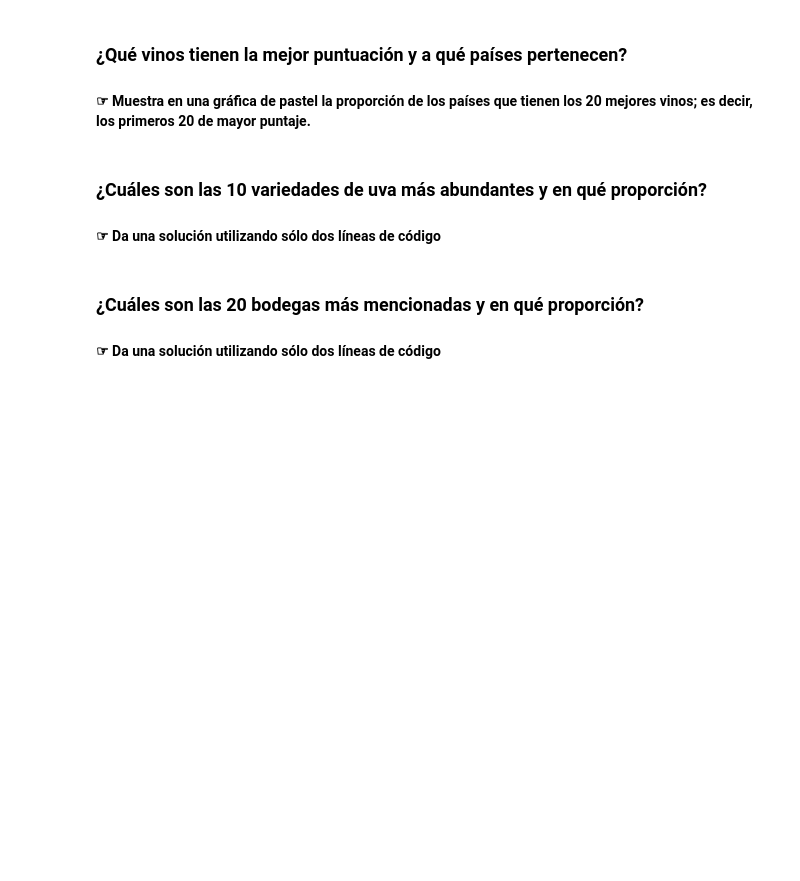
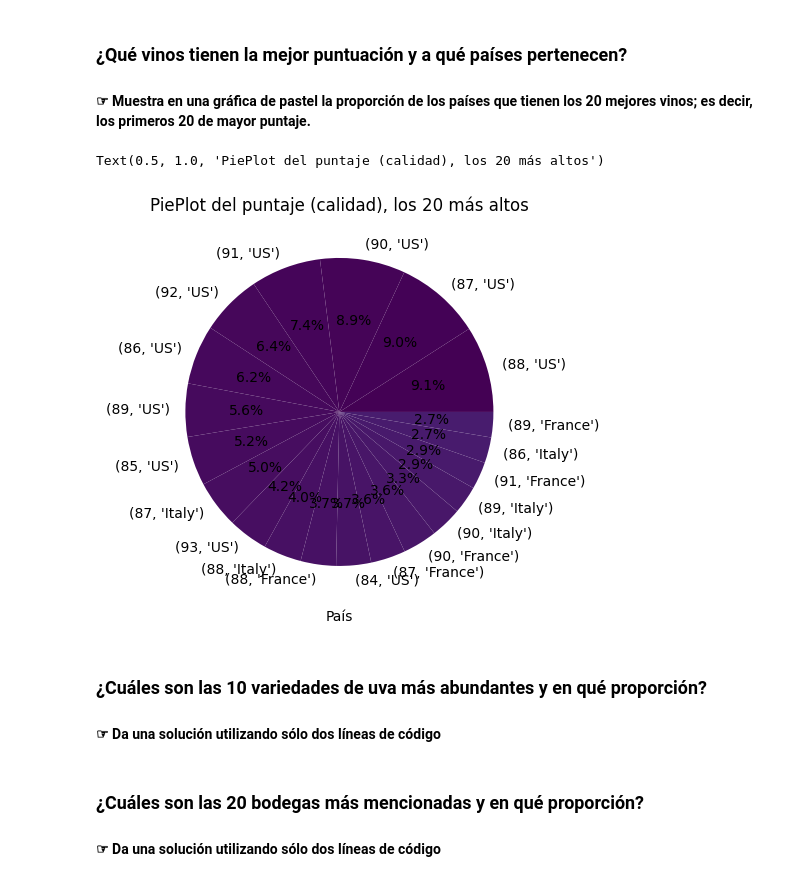
Before and after one commit to armandres/Ejercicio_diplomado, a Jupyter notebook: Copia_de_Practica4_Pandas.ipynb, the cells around one changed output. Drawn from its saved outputs; the diff is of its cells as text; code cells hidden in the pictures; blank space fills up the shorter version.

```diff
--- a/Copia_de_Practica4_Pandas.ipynb
+++ b/Copia_de_Practica4_Pandas.ipynb
@@ -377,3 +355,28 @@ plt.show()
+# %%
+#TU CODIGO
+"""
+
+"""
+df2 = df[["points", "country"]]#√
+df2 = df2.dropna() #√
+#df1["ratio"] = df1["points"] / df1["price"] #√
+
+points_high = df2.groupby("points")["country"].value_counts() #√
+
+points_high_ordered = points_high.sort_values(ascending=False) #√
+points_high_20_ordered = points_high_ordered.head(20) #√
+
+x = points_high_20_ordered.index  # Puntos
+y = points_high_20_ordered.values  # Países
+
+plt.figure(figsize=(5,5))
+plt.pie(y, labels=x, autopct='%1.1f%%', colors=plt.cm.viridis.colors)
+#ax = sns.barplot(x=x, y=y, palette='viridis')
+plt.xlabel("País")
+plt.title("PiePlot del puntaje (calidad), los 20 más altos")
+# %% [output]
+Text(0.5, 1.0, 'PiePlot del puntaje (calidad), los 20 más altos')
+[figure, added]
 # %% [markdown]
 ### __¿Cuáles son las 10 variedades de uva más abundantes y en qué proporción?__
 
```
Also changed, not shown: parts of 3 cells of this notebook.
